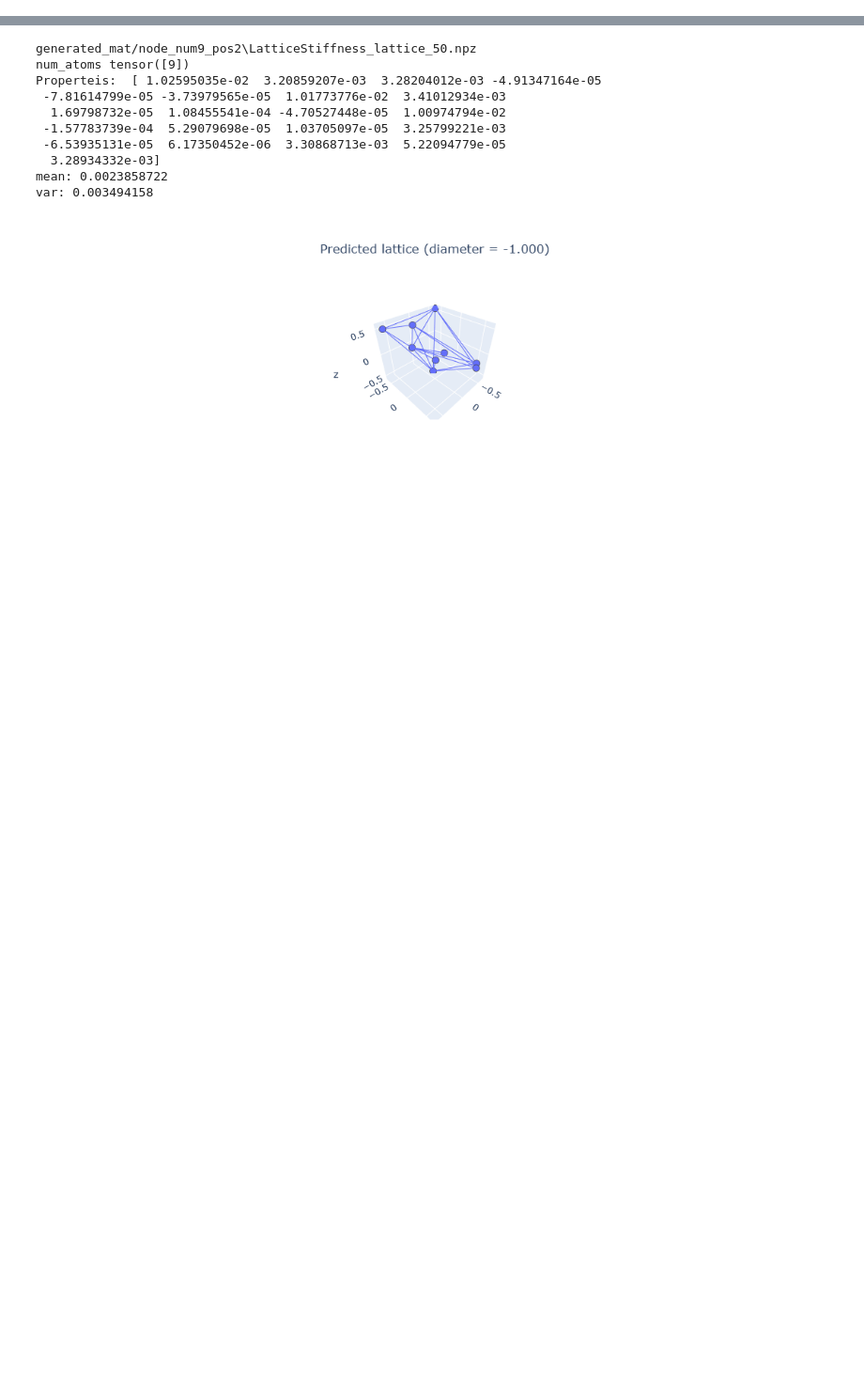
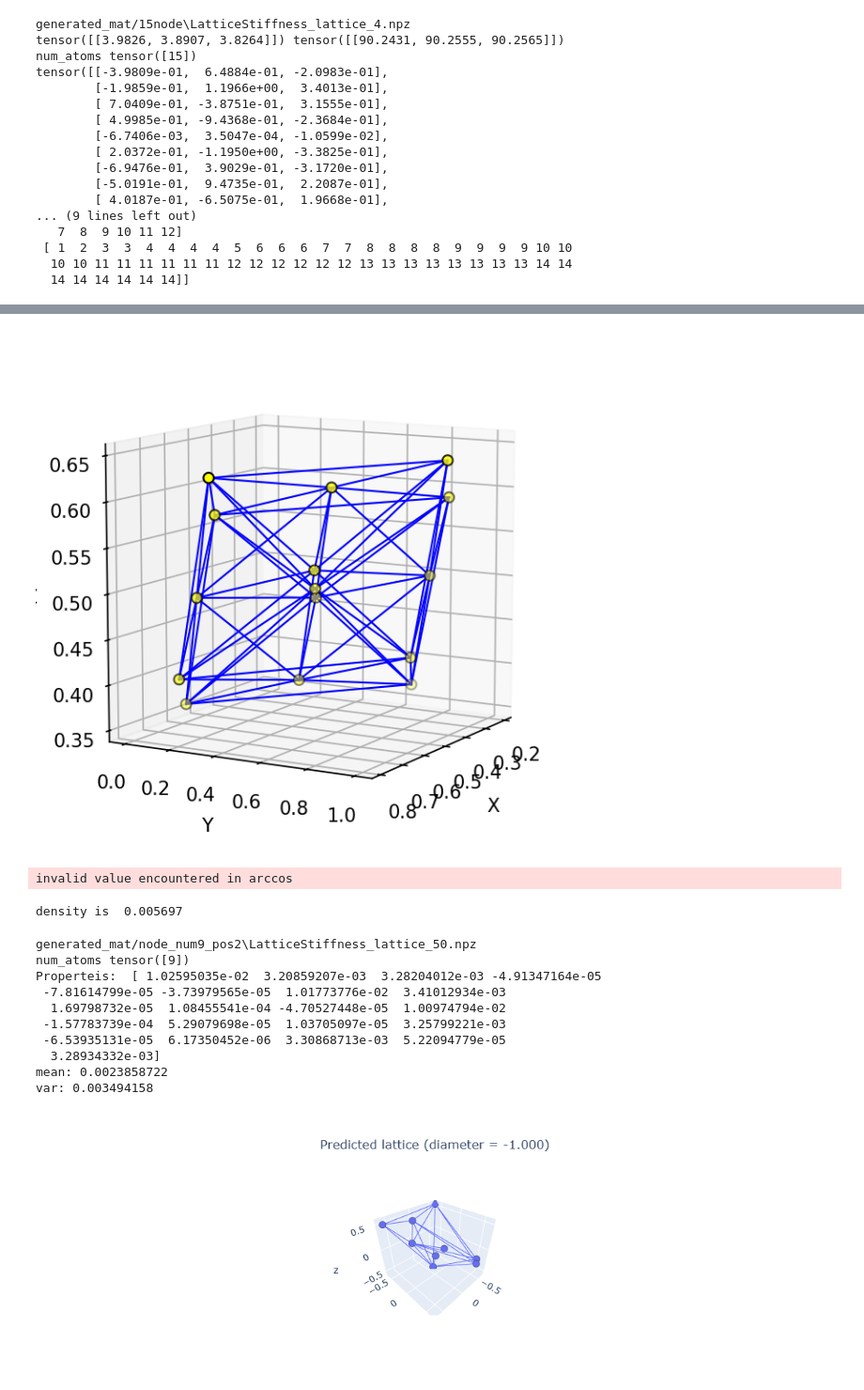
Before and after one commit to cjpcool/MetaMatGen, a Jupyter notebook: vis_gen_lattice.ipynb, the cells around one changed output, grey strips where cells are left out. Shown at 94% size. Drawn from its saved outputs; the diff is of its cells as text; code cells hidden in the pictures; blank space fills up the shorter version.

```diff
--- a/vis_gen_lattice.ipynb
+++ b/vis_gen_lattice.ipynb
@@ -162,0 +341,23 @@ edge_index
+# %%
+path = 'generated_mat/15node'
+name = 'LatticeStiffness_lattice_4.npz'
+# plot_origin_lattice_from_path(path,name)
+plot_lattice_from_path(path, name)
+# %% [output]
+generated_mat/15node\LatticeStiffness_lattice_4.npz
+tensor([[3.9826, 3.8907, 3.8264]]) tensor([[90.2431, 90.2555, 90.2565]])
+num_atoms tensor([15])
+tensor([[-3.9809e-01,  6.4884e-01, -2.0983e-01],
+        [-1.9859e-01,  1.1966e+00,  3.4013e-01],
+        [ 7.0409e-01, -3.8751e-01,  3.1555e-01],
+        [ 4.9985e-01, -9.4368e-01, -2.3684e-01],
+        [-6.7406e-03,  3.5047e-04, -1.0599e-02],
+        [ 2.0372e-01, -1.1950e+00, -3.3825e-01],
+        [-6.9476e-01,  3.9029e-01, -3.1720e-01],
+        [-5.0191e-01,  9.4735e-01,  2.2087e-01],
+        [ 4.0187e-01, -6.5075e-01,  1.9668e-01],
+... (9 lines left out)
+   7  8  9 10 11 12]
+ [ 1  2  3  3  4  4  4  4  5  6  6  6  7  7  8  8  8  8  9  9  9  9 10 10
+  10 10 11 11 11 11 11 11 12 12 12 12 12 12 13 13 13 13 13 13 13 13 14 14
+  14 14 14 14 14 14]]
@@ -163 +365,4 @@ edge_index
+[figure, added]
+invalid value encountered in arccos
+density is  0.005697
 # %%
```
Also changed, not shown: parts of 8 cells of this notebook, 8 other files.
